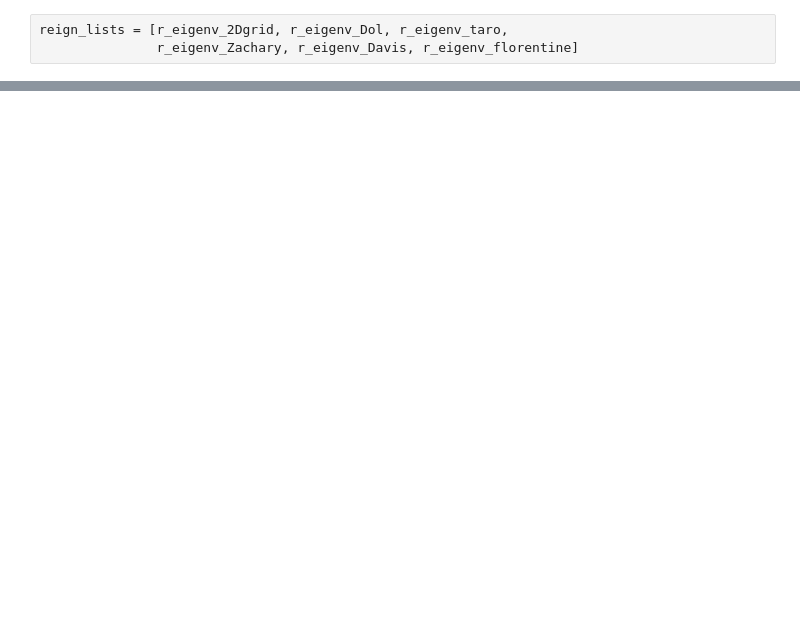
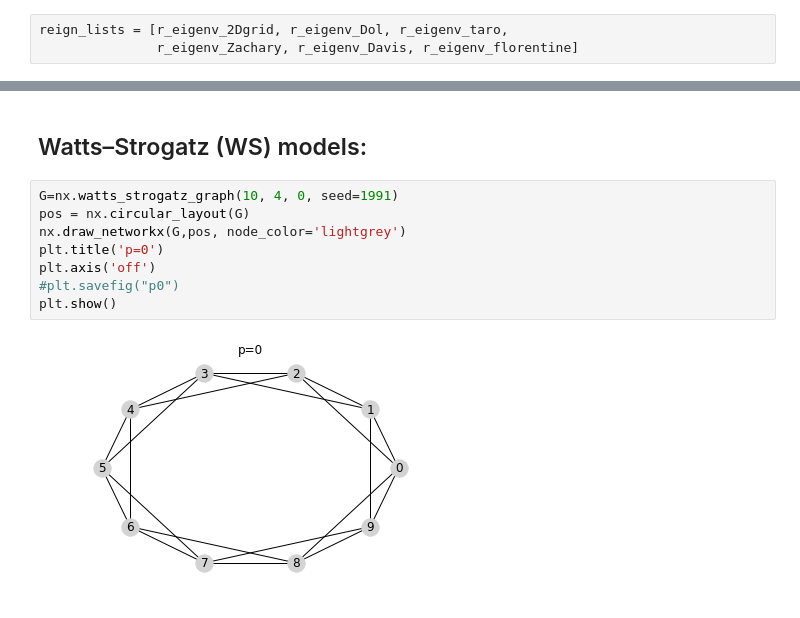
Before and after one commit to msarrias/graph-distance-for-complex-networks, a Jupyter notebook: graph_distance.ipynb, the cells around one changed output, grey strips where cells are left out. Saved outputs shown, nothing was run; the diff lists cells and outputs as text; blank space fills up the shorter version.

Commit message:
sgd experiments using  Laplacians on SW models

```diff
--- a/graph_distance.ipynb
+++ b/graph_distance.ipynb
@@ -128,0 +151,12 @@ plt.show()
+# %% [markdown]
+## Watts–Strogatz (WS) models:
+# %%
+G=nx.watts_strogatz_graph(10, 4, 0, seed=1991)
+pos = nx.circular_layout(G)
+nx.draw_networkx(G,pos, node_color='lightgrey')
+plt.title('p=0')
+plt.axis('off')
+#plt.savefig("p0")
+plt.show()
+# %% [output]
+[figure, added]
```
Also changed, not shown: parts of 41 cells of this notebook, 1 other file.
